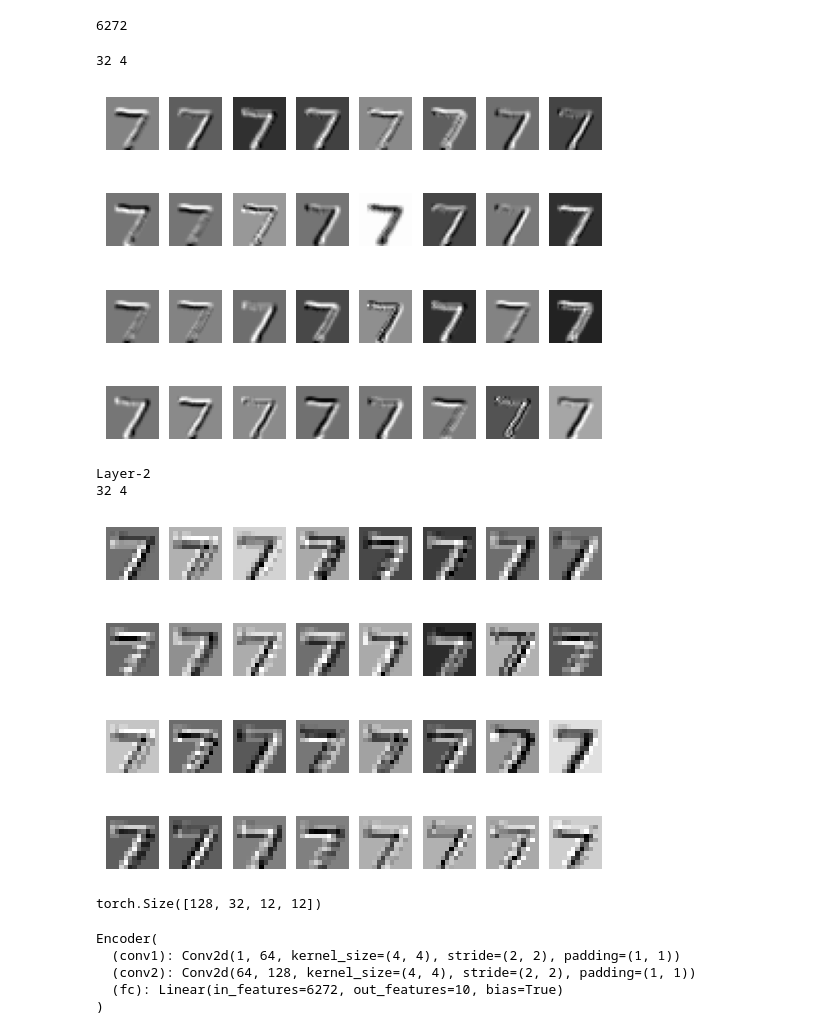
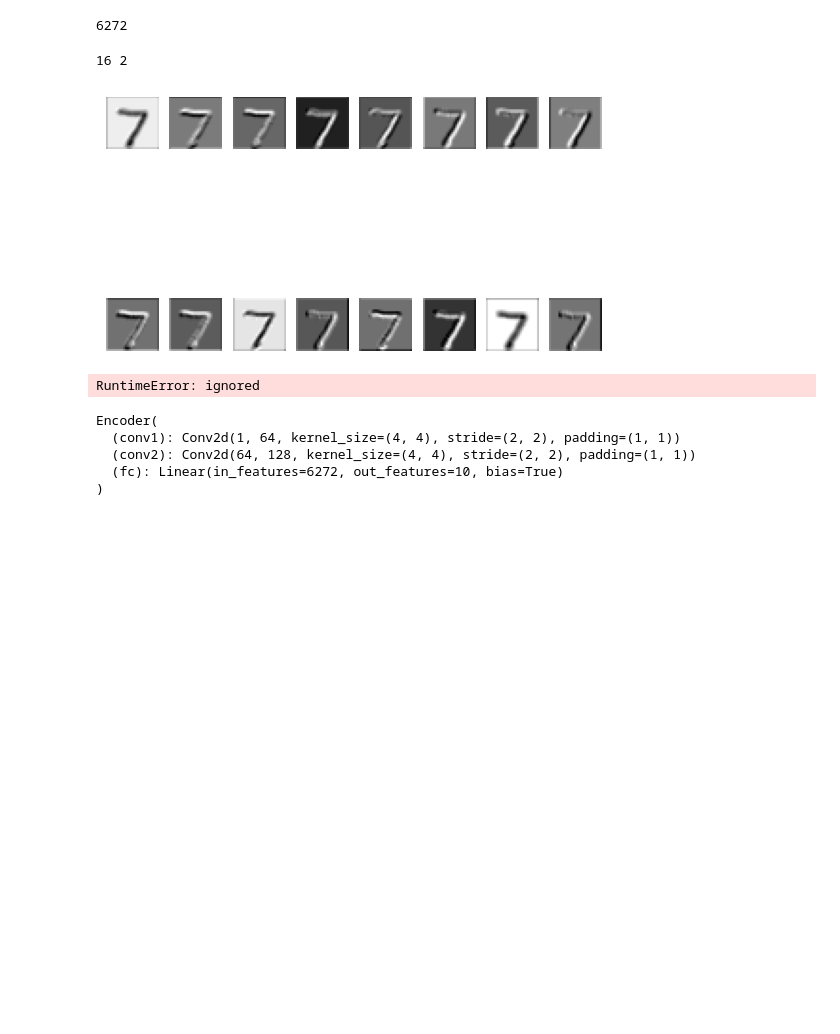
Before and after one commit to cpsingh-arde/AI-ML-IIIT-HYDERABAD, a Jupyter notebook: iHub_Exec_Prog_Day_04.ipynb, the cells around one changed output. Cells and saved outputs as stored; diff of their text form; code cells hidden in the pictures; blank space fills up the shorter version.

```diff
--- a/iHub_Exec_Prog_Day_04.ipynb
+++ b/iHub_Exec_Prog_Day_04.ipynb
@@ -763,7 +779,7 @@ for image_batch, _ in test_dataloader:
         image_batch = image_batch.to(device)
         out_l1 = layer1(image_batch)
         visualize_batch(out_l1)
-        out_l1 = F.relu(image_batch)
+        out_l1 = F.relu(out_l1)
         out_l1 = F.max_pool2d(out_l1,2,2)
         out_l2 = layer2(out_l1)
         print("Layer-2")
@@ -771,39 +787,36 @@ for image_batch, _ in test_dataloader:
         print(out_l2.shape)
         break
         # out = model(image_batch)
 
 
         # # print(torch.max(out, axis=1)[1])
         # for idx in range(len(image_batch)):
         #     img_mpl = np.transpose(image_batch[idx, 0].cpu().numpy())
 
         #     print("Pred:",torch.max(out, axis=1)[1][idx])
         #     plt.imshow(img_mpl)
         #     plt.show()
         #     # break
         # break
 
 #         # autoencoder reconstruction
 #         # image_batch_recon = autoencoder(image_batch)
 #         latent_vecs = autoencoder.encoder(image_batch)
 #         all_latent_vecs.append(latent_vecs)
 #         image_batch_recon = autoencoder.decoder(latent_vecs)
 
 #         # reconstruction error
 #         loss = F.mse_loss(image_batch_recon, image_batch)
 
 #         test_loss_avg += loss.item()
 #         num_batches += 1
 
 # test_loss_avg /= num_batches
 # print('average reconstruction error: %f' % (test_loss_avg))
 # %% [output]
-32 4
+16 2
-[figure, old version]
+[figure, new version]
-Layer-2
-32 4
+RuntimeError: ignored
-[figure, removed]
-torch.Size([128, 32, 12, 12])
 # %%
 print(model_ft)
 # %% [output]
```
Also changed, not shown: parts of 15 cells of this notebook.
